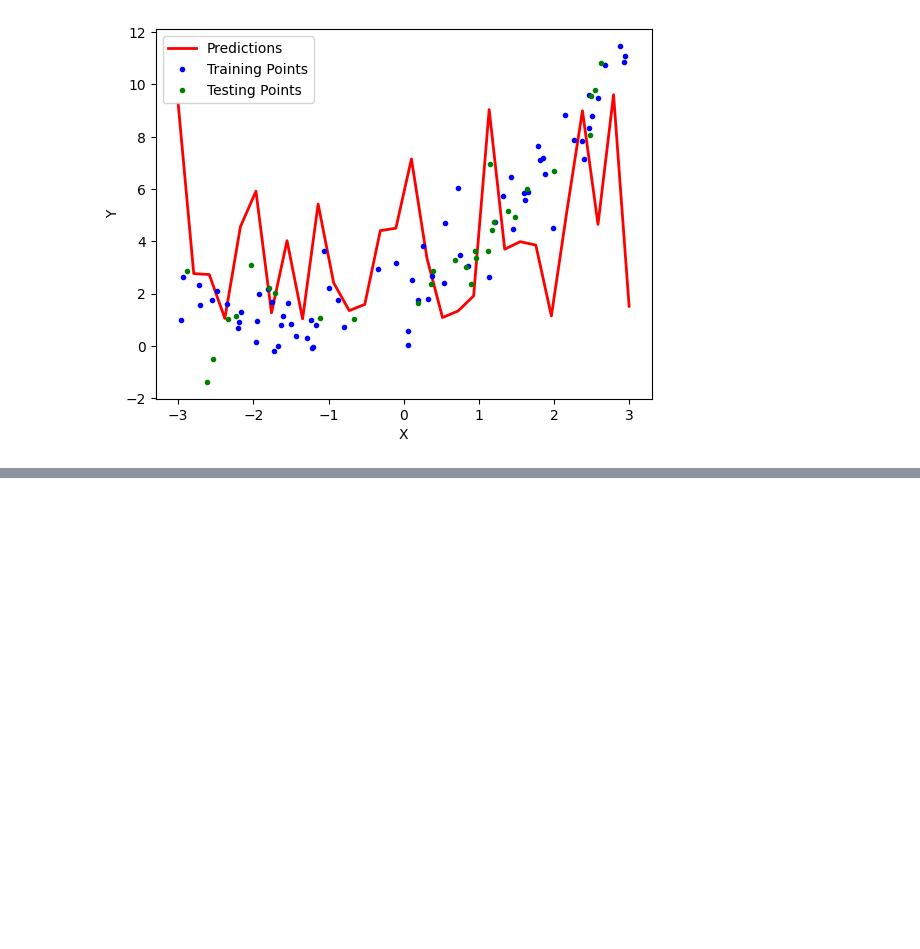
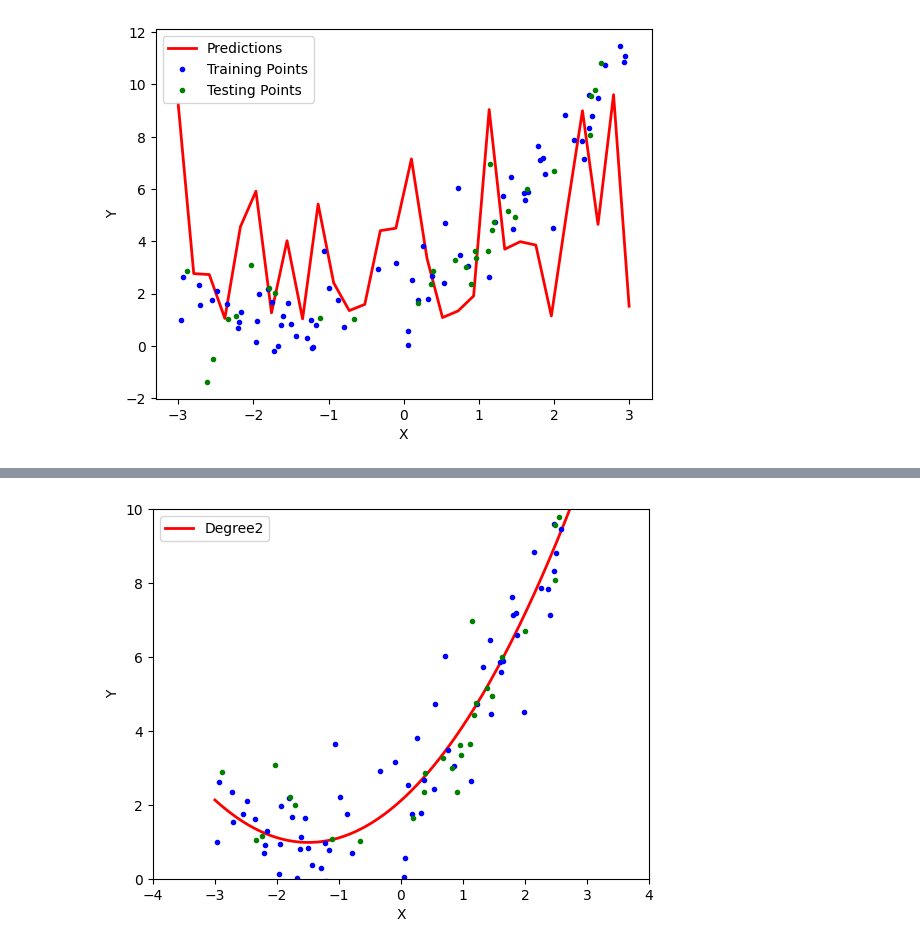
Before and after one commit to hrishabhxcode/Machine-Learning, a Jupyter notebook: Polynomial_Regression.ipynb, the cells around one changed output, grey strips where cells are left out. Cells and saved outputs as stored; diff of their text form; code cells hidden in the pictures; blank space fills up the shorter version.

```diff
--- a/Polynomial_Regression.ipynb
+++ b/Polynomial_Regression.ipynb
@@ -163,0 +190,4 @@ plt.show()
+# %%
+poly_reg(2)
+# %% [output]
+[figure, added]
```
Also changed, not shown: parts of 6 cells of this notebook.
